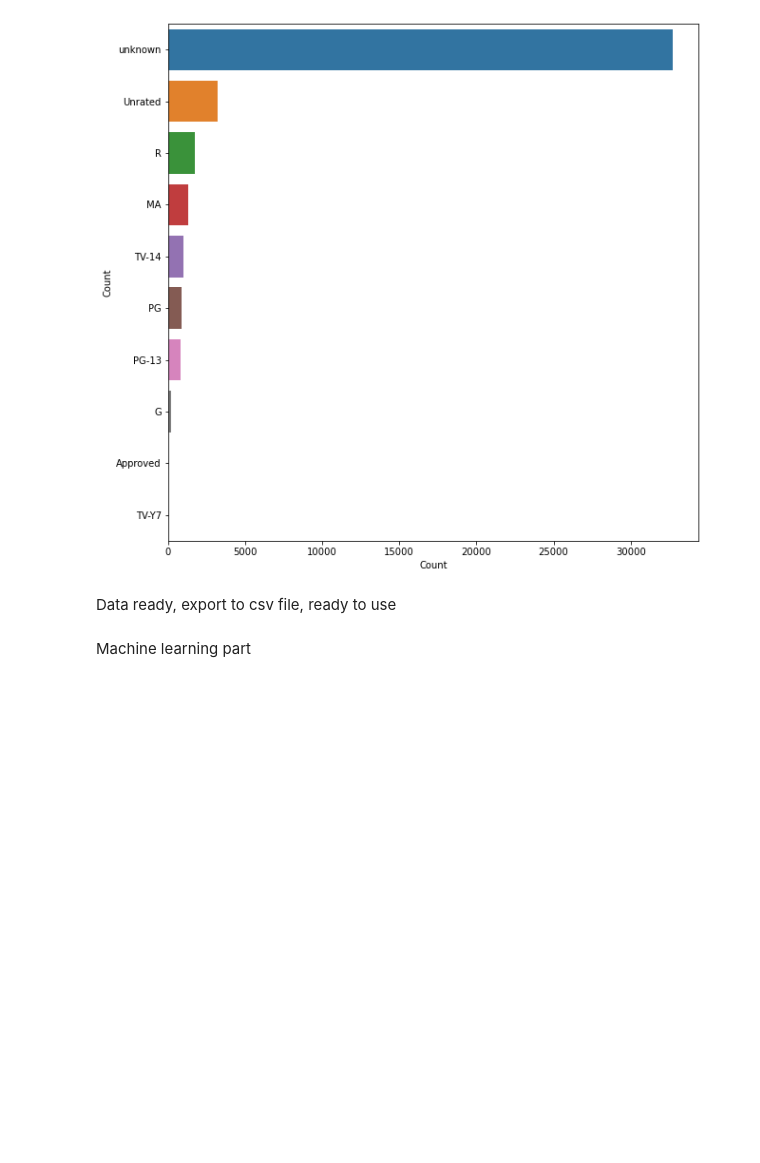
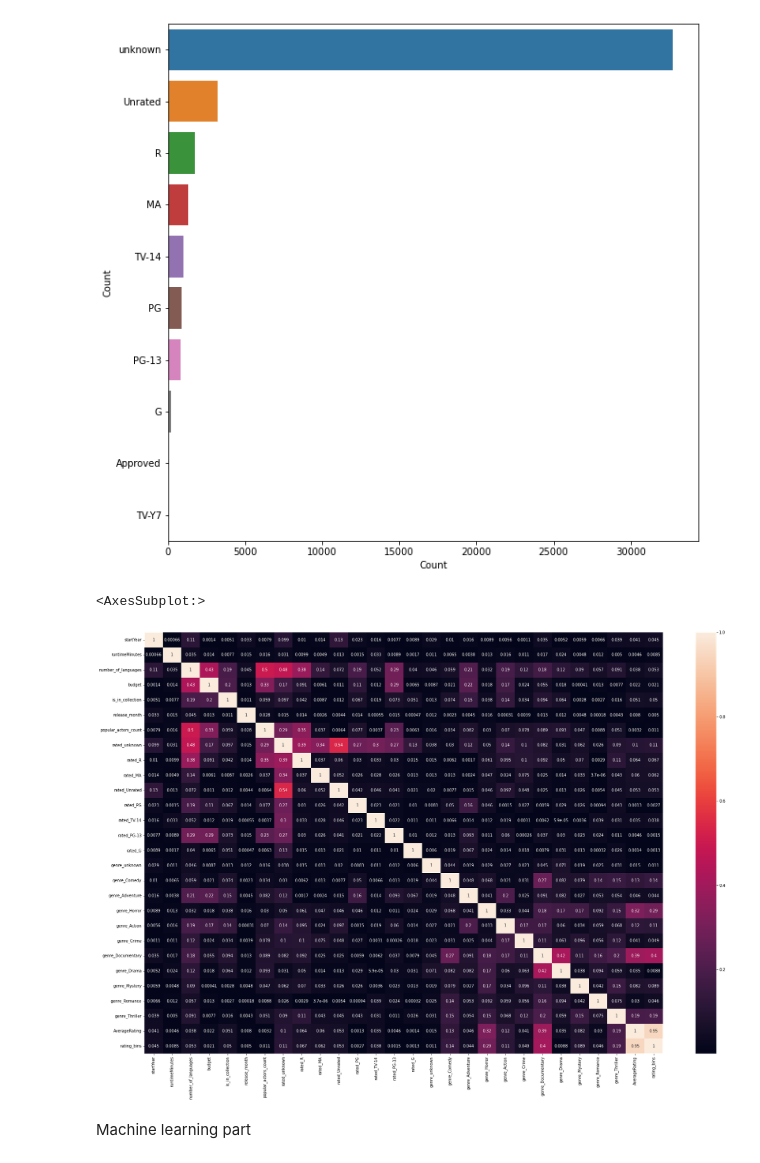
Before and after one commit to datng87/movies_success_prediction, a Jupyter notebook: project4.ipynb, the cells around one changed output. Cells and saved outputs as stored; diff of their text form; code cells hidden in the pictures; blank space fills up the shorter version.

```diff
--- a/project4.ipynb
+++ b/project4.ipynb
@@ -234,14 +278,22 @@ ax.set(ylabel = 'Count')
 plt.show()
 # %% [output]
 [figure]
-# %% [markdown]
-Data ready, export to csv file, ready to use
 # %%
 #clean up rated columns, and create rating bins
 df2.drop(['rated_Approved','rated_TV-Y7'],axis=1,inplace=True)
 df2['budget']=df2['budget'].astype(int)
-df2['rating_bins'] = pd.cut(df2.AverageRating, [0, 5, 6, 7, 8, 10], labels=['E','D','C','B','A'],  right=False)
+df2['rating_bins'] = pd.cut(df2.AverageRating, [0, 5, 6,7, 8, 10], labels=[0,1,2,3,4],  right=False)
+df2 = df2.dropna(axis='columns', how='all')
+df2 = df2.dropna()
+df2['rating_bins']=df2['rating_bins'].astype(int)
 df2.to_csv('./data/clean_raw_data.csv',index=False)
+# %%
+#heat map to show features correlation with average rating
+plt.figure(figsize=(30,20))
+sns.heatmap(df2.corr().abs(),annot=True)
+# %% [output]
+<AxesSubplot:>
+[figure, added]
 # %% [markdown]
 Machine learning part
 # %%
```
Also changed, not shown: parts of 30 cells of this notebook, 29 other files.
